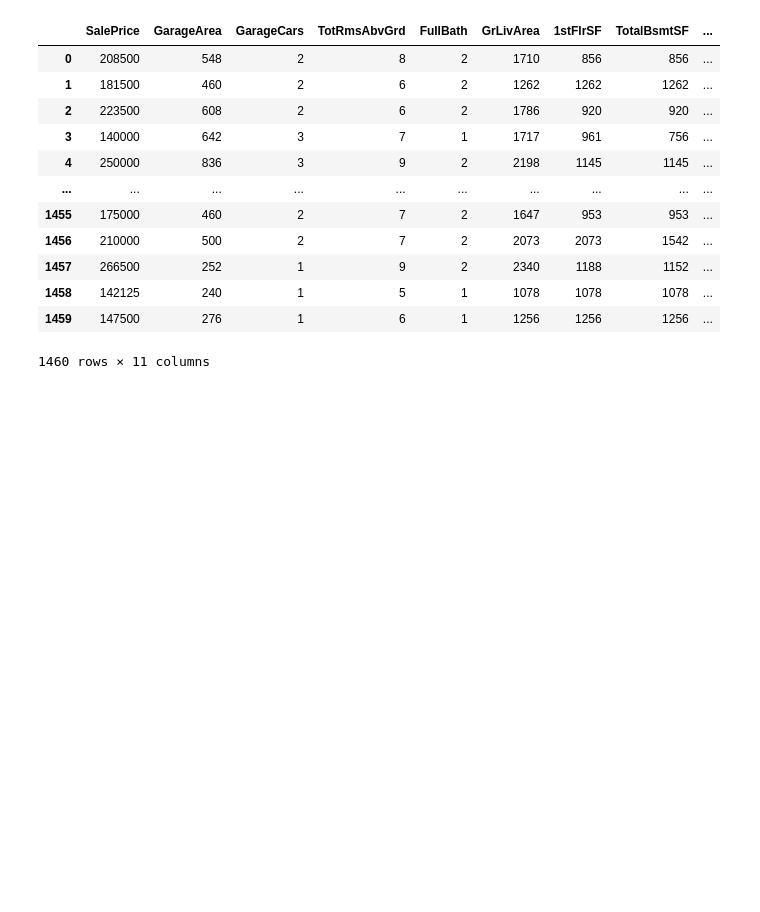
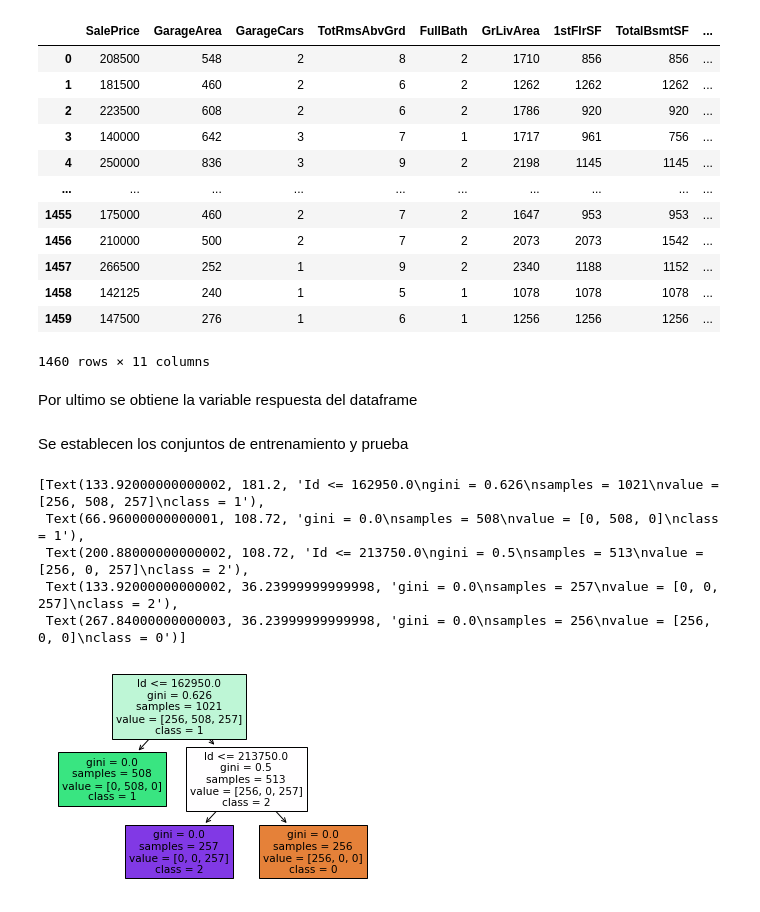
Before and after one commit to JosePabloPonce/MineriaHDT3, a Jupyter notebook: hdt3.ipynb, the cells around one changed output. Drawn from its saved outputs; the diff is of its cells as text; code cells hidden in the pictures; blank space fills up the shorter version.

```diff
--- a/hdt3.ipynb
+++ b/hdt3.ipynb
@@ -163,6 +170,25 @@ datos_cluster
 | 1458 | 142125 | 240 | 1 | 5 | 1 | 1078 | 1078 | 1078 | ... |
 | 1459 | 147500 | 276 | 1 | 6 | 1 | 1256 | 1256 | 1256 | ... |
 1460 rows × 11 columns
+# %% [markdown]
+Por ultimo se obtiene la variable respuesta del dataframe
 # %%
 y = datos_cluster.pop("clasificacion") #La variable respuesta
 X = datos_cluster #El resto de los datos
+# %% [markdown]
+Se establecen los conjuntos de entrenamiento y prueba
+# %%
+X_train, X_test,y_train, y_test = train_test_split(X, y,test_size=0.3,train_size=0.7)
+# %%
+arbol = DecisionTreeClassifier(max_depth=4, random_state=42)
+arbol = arbol.fit(X_train, y_train)
+# %%
+tree.plot_tree(arbol,feature_names=datos.columns,
+               class_names=['0','1','2'],filled=True )
+# %% [output]
+[Text(133.92000000000002, 181.2, 'Id <= 162950.0\ngini = 0.626\nsamples = 1021\nvalue = [256, 508, 257]\nclass = 1'),
+ Text(66.96000000000001, 108.72, 'gini = 0.0\nsamples = 508\nvalue = [0, 508, 0]\nclass = 1'),
+ Text(200.88000000000002, 108.72, 'Id <= 213750.0\ngini = 0.5\nsamples = 513\nvalue = [256, 0, 257]\nclass = 2'),
+ Text(133.92000000000002, 36.23999999999998, 'gini = 0.0\nsamples = 257\nvalue = [0, 0, 257]\nclass = 2'),
+ Text(267.84000000000003, 36.23999999999998, 'gini = 0.0\nsamples = 256\nvalue = [256, 0, 0]\nclass = 0')]
+[figure, added]
```
Also changed, not shown: parts of 4 cells of this notebook.
